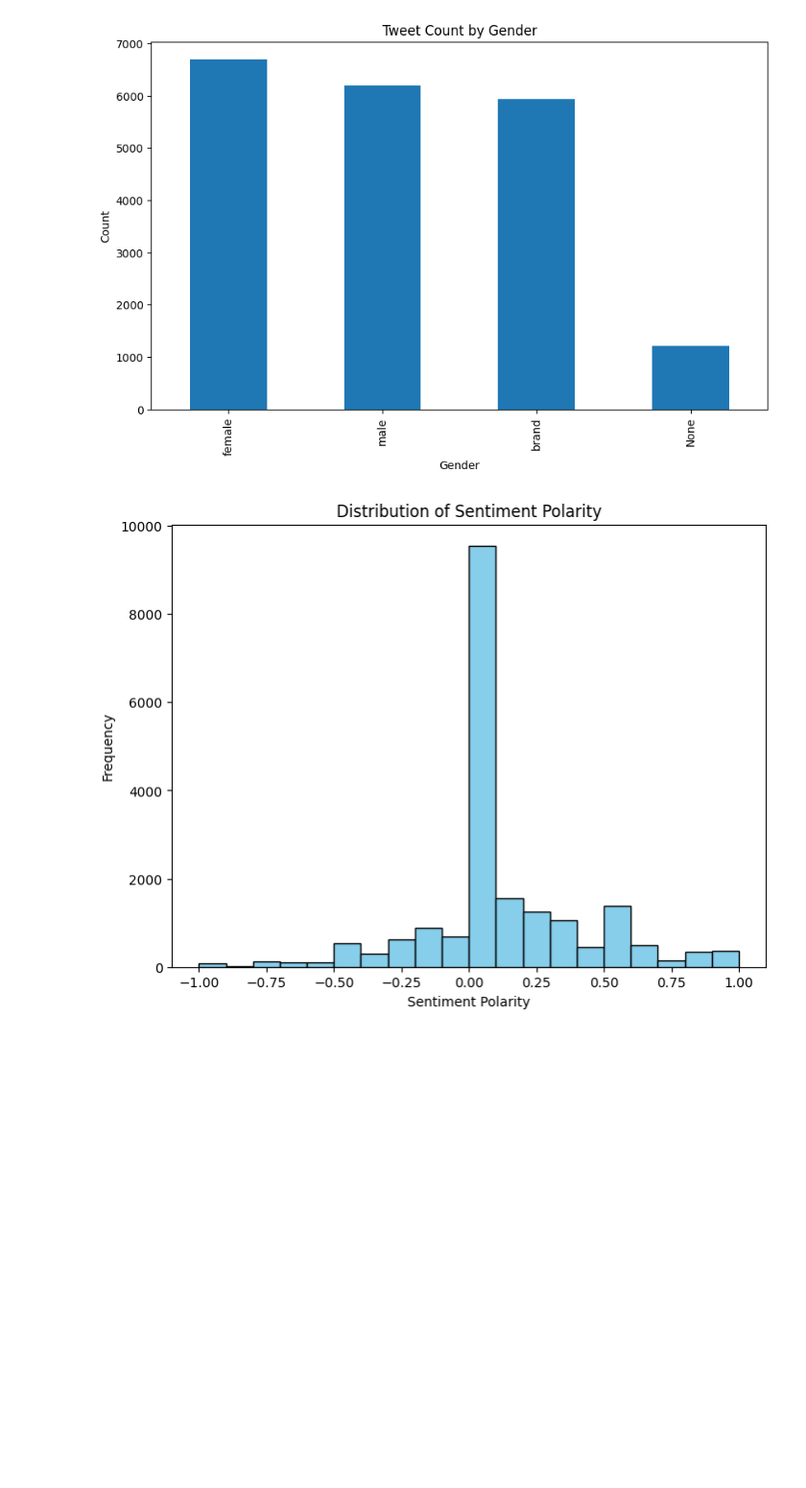
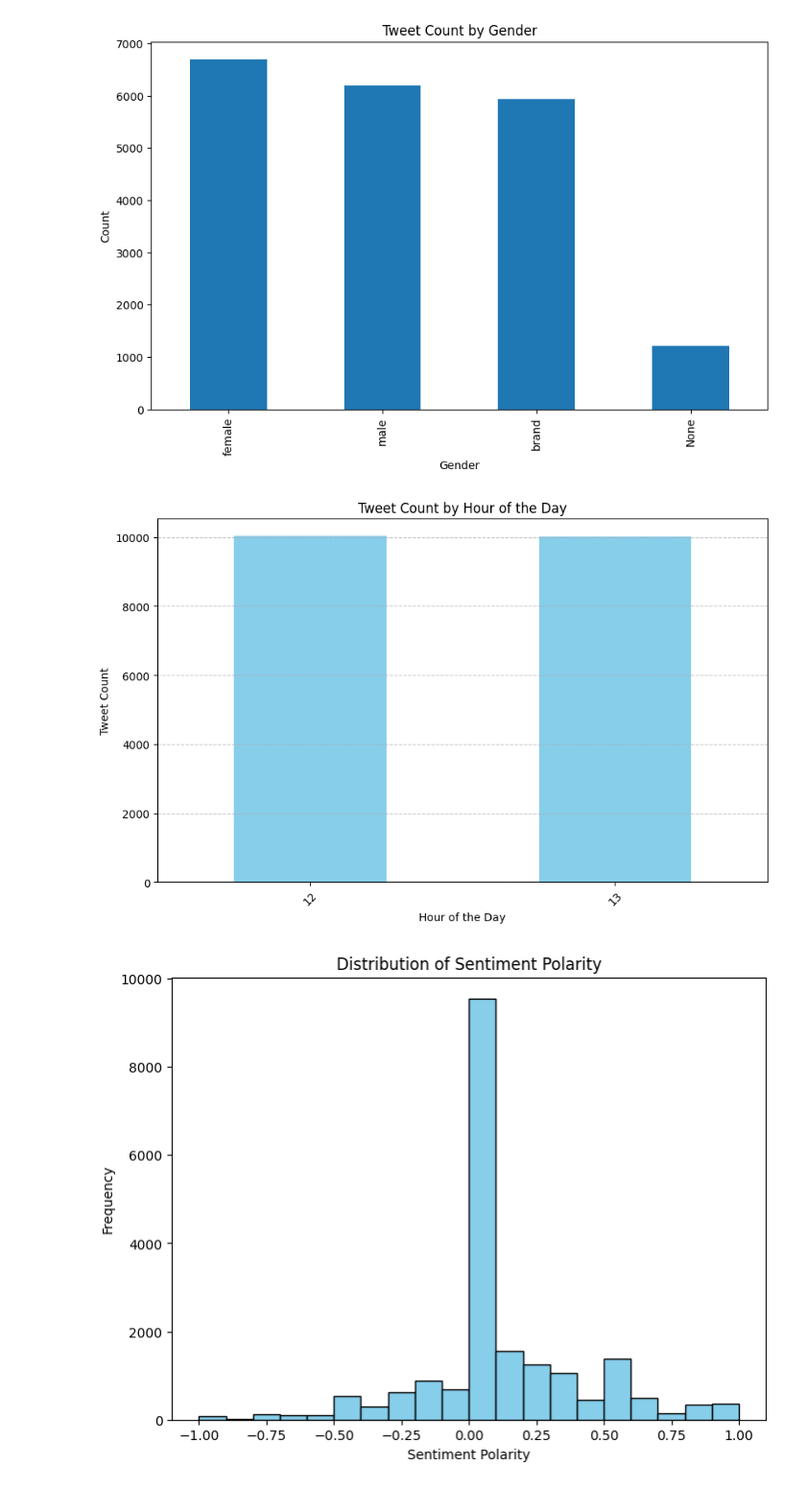
Before and after one commit to Amerb908/Social-Media-Trend-Analysis-System, a Jupyter notebook: SocialMediaTrendAnalysisSystem.ipynb, the cells around one changed output. Shown: that part at 96% size. Saved outputs shown, nothing was run; the diff lists cells and outputs as text; code cells hidden in the pictures; blank space fills up the shorter version.

```diff
--- a/SocialMediaTrendAnalysisSystem.ipynb
+++ b/SocialMediaTrendAnalysisSystem.ipynb
@@ -185,6 +185,23 @@ data['hour_of_day'] = data['tweet_created'].dt.hour                 # Creating a
 from textblob import TextBlob
 
 data['sentiment'] = data['text'].apply(lambda x: TextBlob(x).sentiment.polarity)
+# %%
+import matplotlib.pyplot as plt
+
+# Grouping data by hour_of_day and counting the number of tweets for each hour
+hourly_tweet_counts = data['hour_of_day'].value_counts().sort_index()
+
+# Plotting tweet count by hour of the day
+plt.figure(figsize=(10, 6))
+hourly_tweet_counts.plot(kind='bar', color='skyblue')
+plt.title('Tweet Count by Hour of the Day')
+plt.xlabel('Hour of the Day')
+plt.ylabel('Tweet Count')
+plt.xticks(rotation=45)  # Rotate x-axis labels for better readability
+plt.grid(axis='y', linestyle='--', alpha=0.7)  # Adding grid lines
+plt.show()
+# %% [output]
+[figure, added]
 # %%
 import matplotlib.pyplot as plt
 
```
